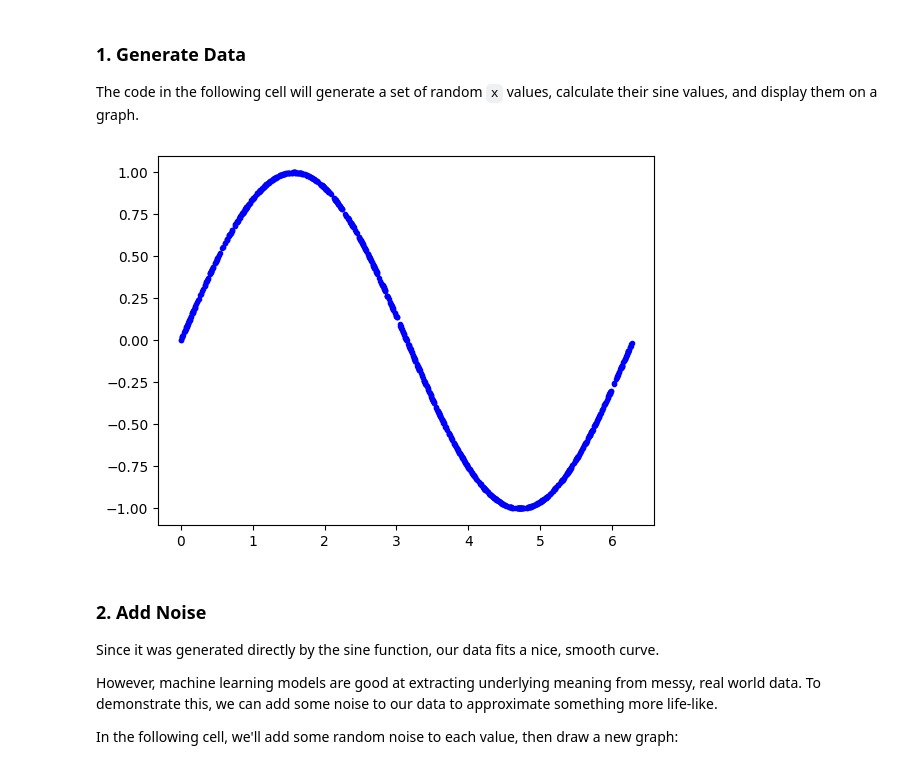
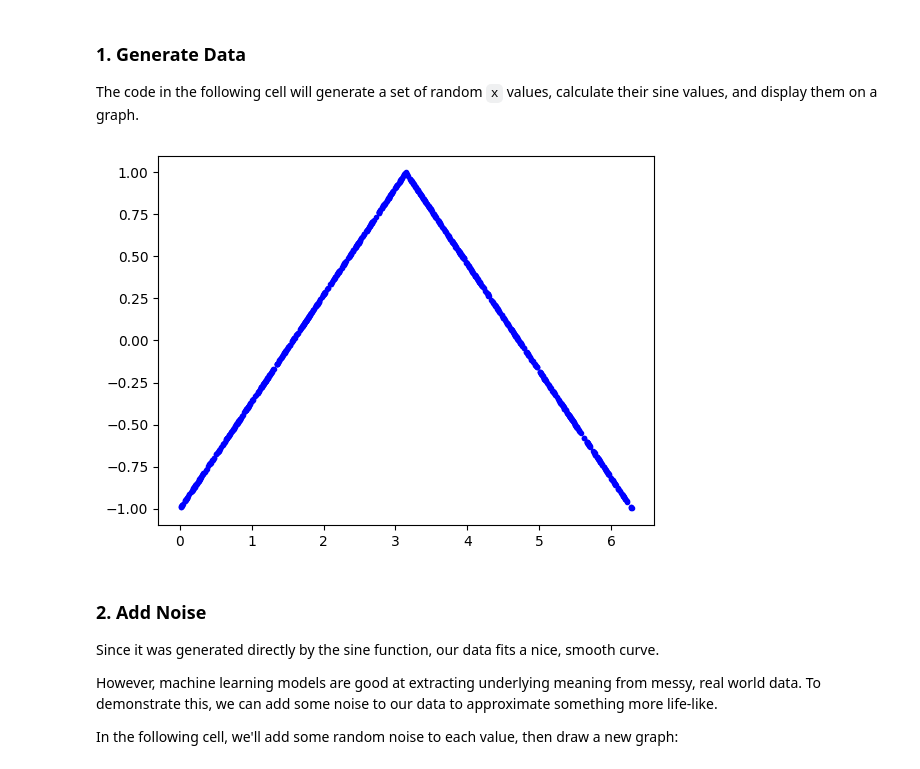
Before and after one commit to fgr-17/zephyr-edge-ai, a Jupyter notebook: hello_world/train/train_hello_world_model.ipynb, the cells around one changed output. Saved outputs shown, nothing was run; the diff lists cells and outputs as text; code cells hidden in the pictures.

```diff
--- a/hello_world/train/train_hello_world_model.ipynb
+++ b/hello_world/train/train_hello_world_model.ipynb
@@ -81,23 +66,34 @@ The code in the following cell will generate a set of random `x` values, calcula
 # %%
 # Number of sample datapoints
 SAMPLES = 1000
 
 # Generate a uniformly distributed set of random numbers in the range from
 # 0 to 2π, which covers a complete sine wave oscillation
 x_values = np.random.uniform(
     low=0, high=2*math.pi, size=SAMPLES).astype(np.float32)
 
 # Shuffle the values to guarantee they're not in order
 np.random.shuffle(x_values)
 
 # Calculate the corresponding sine values
-y_values = np.sin(x_values).astype(np.float32)
+# y_values = np.sin(x_values).astype(np.float32)
+
+def triangular_wave(x):
+    # Normalize to [0, 1] range
+    x_norm = (x / (2 * np.pi)) % 1
+
+    # Triangular wave: rises from -1 to 1, then falls back to -1
+    return np.piecewise(x_norm,
+                        [x_norm < 0.5, x_norm >= 0.5],
+                        [lambda x: 4*x - 1, lambda x: -4*x + 3])
+
+y_values = triangular_wave(x_values).astype(np.float32)
 
 # Plot our data. The 'b.' argument tells the library to print blue dots.
 plt.plot(x_values, y_values, 'b.')
 plt.show()
 # %% [output]
-[figure, old version]
+[figure, new version]
 # %% [markdown]
 ### 2. Add Noise
 Since it was generated directly by the sine function, our data fits a nice, smooth curve.
```
Also changed, not shown: parts of 19 cells of this notebook.
